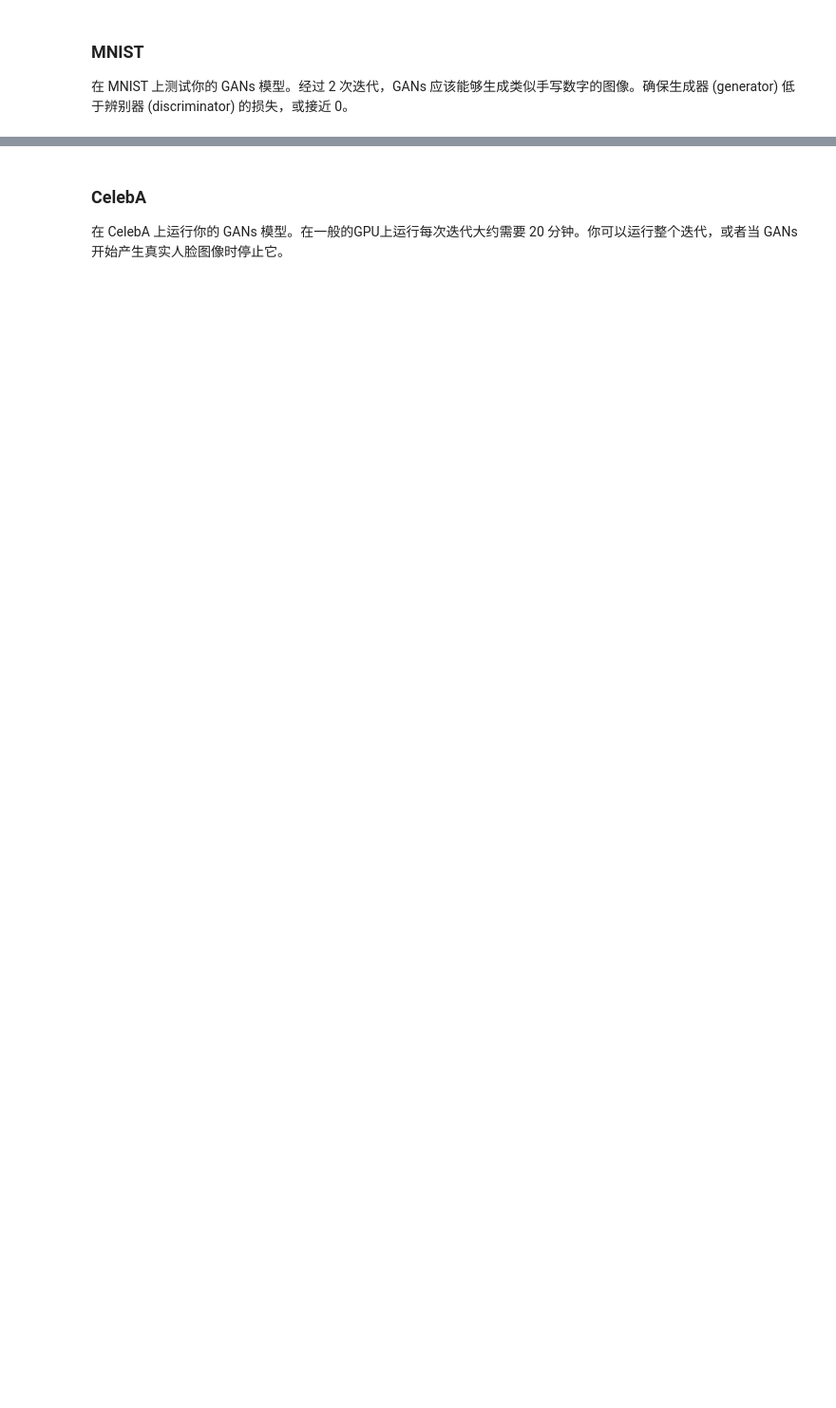
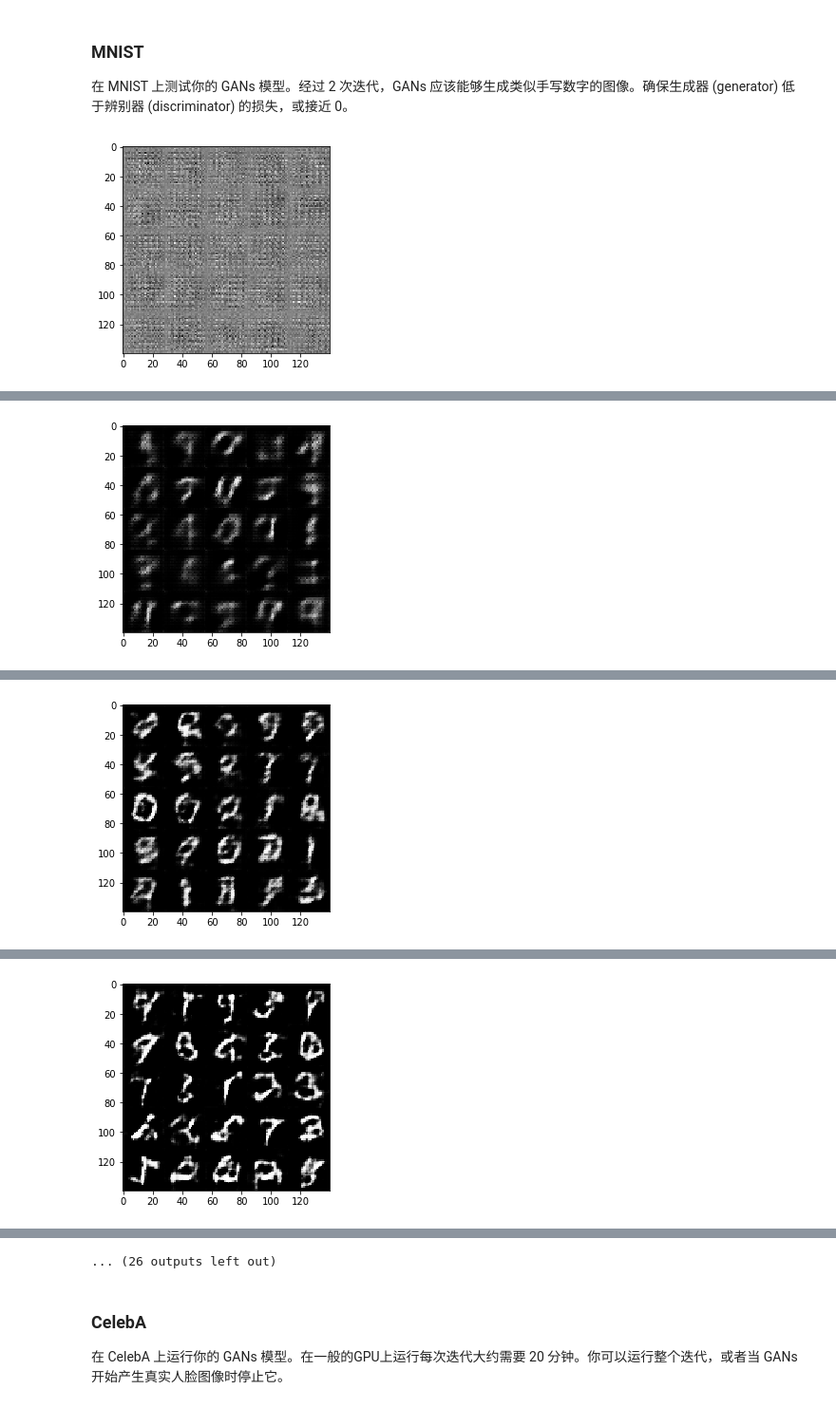
Before and after one commit to qbqandyxq/cn-deep-learning, a Jupyter notebook: face-generation/dlnd_face_generation.ipynb, the cells around one changed output, grey strips where cells are left out. Shown at 95% size. Cells and saved outputs as stored; diff of their text form; code cells hidden in the pictures; blank space fills up the shorter version.

Commit message:
bz=64, lr=0.002, beta1=0.5

```diff
--- a/face-generation/dlnd_face_generation.ipynb
+++ b/face-generation/dlnd_face_generation.ipynb
@@ -154,20 +154,20 @@ def discriminator(images, reuse=False):
     # TODO: Implement Function
     with tf.variable_scope('discriminator', reuse=reuse):
         alpha=0.2
-        x = tf.layers.conv2d(images, 64, 5, 2, padding='SAME')
+        x = tf.layers.conv2d(images, 64, 5, 2, padding='same')
         x = tf.maximum(alpha*x, x)
         # shape is 14x14x64
-        conv2 = tf.layers.conv2d(x, 128, 5, 2, padding='SAME')
+        conv2 = tf.layers.conv2d(x, 128, 5, 2, padding='same')
         bn2 = tf.layers.batch_normalization(conv2, training=True)
         lr2 = tf.maximum(alpha*bn2, bn2)
         # now the shape is 7x7x128
-        conv3 = tf.layers.conv2d(lr2, 256, 5, 2, padding='SAME')
+        conv3 = tf.layers.conv2d(lr2, 256, 5, 2, padding='same')
         bn3 = tf.layers.batch_normalization(conv3, training=True)
         lr3 = tf.maximum(bn3*alpha, bn3)
         # now the shape is 4x4x256
 
+        flat = tf.reshape(lr3, (-1, 4*4*256))
 
-        flat = tf.reshape(x, (-1, 4*4*256))
         logits = tf.layers.dense(flat, 1)
         output = tf.sigmoid(logits)
         return output, logits
@@ -248,18 +248,17 @@ def model_loss(input_real, input_z, out_channel_dim):
     """
     # TODO: Implement Function
     g_model = generator(input_z, out_channel_dim, is_train=True)
-    d_model_real, d_logits_real = discriminator(input_real, reuse=False)
+    d_model_real, d_logits_real = discriminator(input_real)
     d_model_fake, d_logits_fake = discriminator(g_model, reuse=True)
 
 
     d_loss_r = tf.reduce_mean(
-        tf.nn.sigmoid_cross_entropy_with_logits(logits=d_logits_real, labels=tf.ones_like(d_logits_real)*0.9))
-    d_loss_g = tf.reduce_mean(
-        tf.nn.sigmoid_cross_entropy_with_logits(logits=d_logits_fake, labels=tf.zeros_like(d_logits_fake)))
-    d_loss = d_loss_r + d_loss_g
-
+        tf.nn.sigmoid_cross_entropy_with_logits(logits=d_logits_real, labels=tf.ones_like(d_model_real)))
+    d_loss_f = tf.reduce_mean(
+        tf.nn.sigmoid_cross_entropy_with_logits(logits=d_logits_fake, labels=tf.zeros_like(d_model_fake)))
+    d_loss = d_loss_r + d_loss_f
     g_loss = tf.reduce_mean(
-        tf.nn.sigmoid_cross_entropy_with_logits(logits=d_logits_fake, labels=tf.ones_like(d_logits_fake)))
+        tf.nn.sigmoid_cross_entropy_with_logits(logits=d_logits_fake, labels=tf.ones_like(d_model_fake)))
     return d_loss, g_loss
 
 
@@ -287,9 +286,19 @@ def model_opt(d_loss, g_loss, learning_rate, beta1):
     vars_d = [var for var in vars_list if var.name.startswith('discriminator')]
     vars_g = [var for var in vars_list if var.name.startswith('generator')]
 
-    with tf.control_dependencies(tf.get_collection(tf.GraphKeys.UPDATE_OPS)):
-        d_train_opt = tf.train.AdamOptimizer(learning_rate, beta1).minimize(d_loss, var_list= vars_d)
-        g_train_opt = tf.train.AdamOptimizer(learning_rate, beta1).minimize(g_loss, var_list= vars_g)
+    d_train_opt = tf.train.AdamOptimizer(
+        learning_rate, beta1=beta1).minimize(d_loss, var_list=vars_d)
+
+    ops = tf.get_collection(tf.GraphKeys.UPDATE_OPS)
+    g_updates = [opt for opt in ops if opt.name.startswith('generator')]
+    with tf.control_dependencies(g_updates):
+        g_train_opt = tf.train.AdamOptimizer(
+            learning_rate, beta1).minimize(g_loss, var_list=vars_g)
+
+#     with tf.control_dependencies(tf.get_collection(tf.GraphKeys.UPDATE_OPS)):
+#         d_train_opt = tf.train.AdamOptimizer(learning_rate, beta1).minimize(d_loss, var_list= vars_d)
+#         g_train_opt = tf.train.AdamOptimizer(learning_rate, beta1).minimize(g_loss, var_list= vars_g)
+
     return d_train_opt, g_train_opt
 
 
@@ -367,18 +412,20 @@ SyntaxError: unexpected EOF while parsing (<ipython-input-24-6124f1f08194>, line
 ### MNIST
 在 MNIST 上测试你的 GANs 模型。经过 2 次迭代，GANs 应该能够生成类似手写数字的图像。确保生成器 (generator) 低于辨别器 (discriminator) 的损失，或接近 0。
 # %%
-batch_size = None
-z_dim = None
-learning_rate = None
-beta1 = None
+batch_size = 64
+z_dim = 100
+learning_rate = 0.002
+beta1 = 0.5
 
 
 """
 DON'T MODIFY ANYTHING IN THIS CELL THAT IS BELOW THIS LINE
 """
 epochs = 2
 
 mnist_dataset = helper.Dataset('mnist', glob(os.path.join(data_dir, 'mnist/*.jpg')))
 with tf.Graph().as_default():
     train(epochs, batch_size, z_dim, learning_rate, beta1, mnist_dataset.get_batches,
           mnist_dataset.shape, mnist_dataset.image_mode)
+# %% [output]
+[figure, added]
@@ -384,0 +442 @@ with tf.Graph().as_default():
+[figure, added]
@@ -384,0 +453 @@ with tf.Graph().as_default():
+[figure, added]
@@ -384,0 +464 @@ with tf.Graph().as_default():
+[figure, added]
@@ -385,3 +497,4 @@ with tf.Graph().as_default():
+... (26 outputs left out)
 # %% [markdown]
 ### CelebA
 在 CelebA 上运行你的 GANs 模型。在一般的GPU上运行每次迭代大约需要 20 分钟。你可以运行整个迭代，或者当 GANs 开始产生真实人脸图像时停止它。
```
Also changed, not shown: parts of 6 cells of this notebook.
